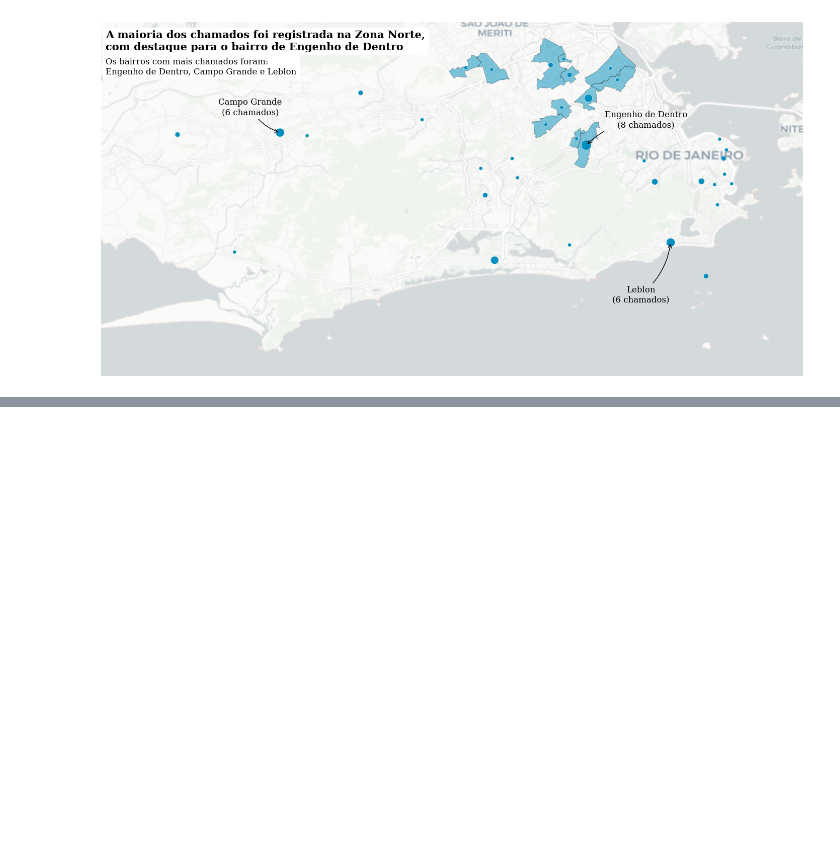
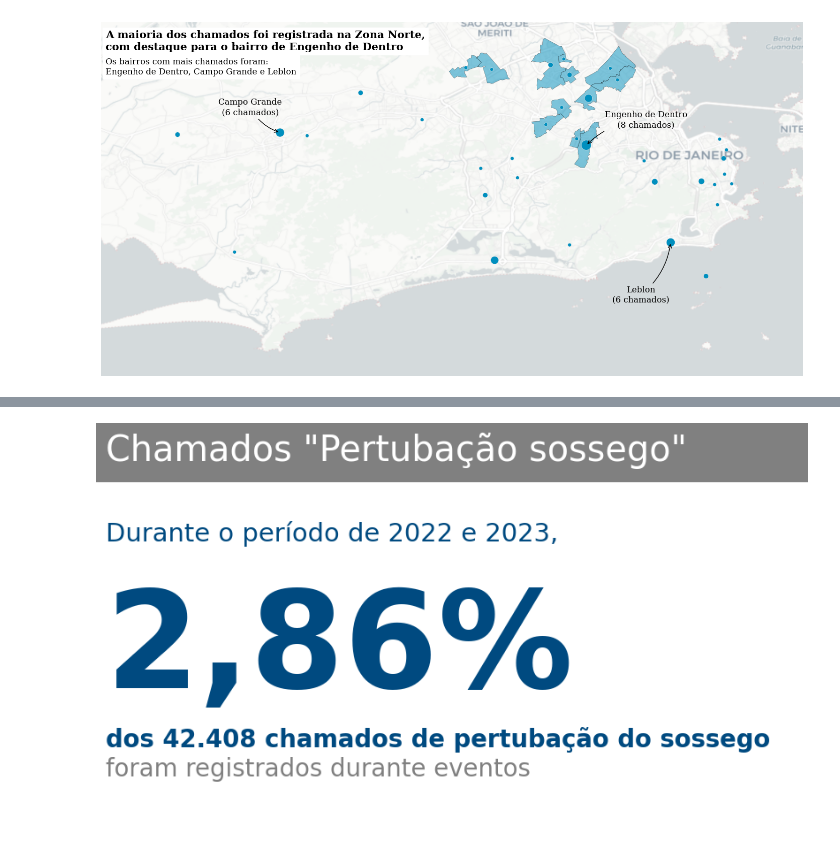
Before and after one commit to prefeitura-rio/emd-desafio-junior-data-scientist, a Jupyter notebook: analises/visualizacao_desafio.ipynb, the cells around one changed output, grey strips where cells are left out. Saved outputs shown, nothing was run; the diff lists cells and outputs as text; code cells hidden in the pictures; blank space fills up the shorter version.

Commit message:
:sparkles: feat(analise_python.ipynb): incluir visualizações para segundo bloco de perguntas

```diff
--- a/analises/visualizacao_desafio.ipynb
+++ b/analises/visualizacao_desafio.ipynb
@@ -321,0 +324,85 @@ plt.show()
+# %%
+def get_event(date):
+    event = ocupacao_eventos.loc[
+        (date >= ocupacao_eventos["data_inicial"])
+        & (date <= ocupacao_eventos["data_final"]),
+        "evento",
+    ]
+    return event.item() if event.shape[0] > 0 else None
+
+
+chamado_pertubacao_sossego = (
+    chamado_1746.loc[
+        chamado_1746["data_inicio"].dt.year.between(2022, 2023)
+        & (chamado_1746["subtipo"] == "Perturbação do sossego")
+    ]
+    .assign(durante_evento=lambda d: d["data_inicio"].dt.date.apply(get_event))
+    .merge(ocupacao_eventos, left_on="durante_evento", right_on="evento", how="left")
+    .drop_duplicates("id_chamado")
+)
+chamado_pertubacao_sossego["data"] = chamado_pertubacao_sossego["data_inicio"].dt.date
+# %%
+events_percentage = (
+    chamado_pertubacao_sossego["durante_evento"]
+    .value_counts(normalize=True, dropna=False)
+    .reset_index()
+    .loc[lambda x: x["index"].notna(), "durante_evento"]
+    .sum()
+)
+
+plt.figure(figsize=(7.45, 4.9), dpi=110)
+
+for spine in plt.gca().spines.values():
+    spine.set_visible(False)
+
+plt.tick_params(
+    top=False, bottom=False, left=False, right=False, labelleft=False, labelbottom=False
+)
+
+plt.text(
+    -0.15,
+    1.03,
+    'Chamados "Pertubação sossego"' + " " * 10,
+    fontsize=26,
+    color="white",
+    bbox={"facecolor": "gray", "pad": 10, "edgecolor": "none"},
+)
+
+plt.text(
+    -0.15,
+    0.81,
+    "Durante o período de 2022 e 2023,",
+    fontsize=19,
+    color="#004A80",
+)
+
+plt.text(
+    -0.15,
+    0.41,
+    f"{events_percentage:.2%}".replace(".", ","),
+    fontsize=100,
+    color="#004A80",
+    weight="bold",
+)
+plt.text(
+    -0.15,
+    0.25,
+    f"dos {chamado_pertubacao_sossego.shape[0]:,} chamados de pertubação do sossego".replace(
+        ",", "."
+    ),
+    fontsize=18,
+    color="#004A80",
+    weight="bold",
+)
+
+plt.text(
+    -0.15,
+    0.17,
+    "foram registrados durante eventos",
+    fontsize=18,
+    color="gray",
+)
+
+plt.show()
+# %% [output]
+[figure, added]
```
Also changed, not shown: parts of 4 cells of this notebook, 3 other files.
